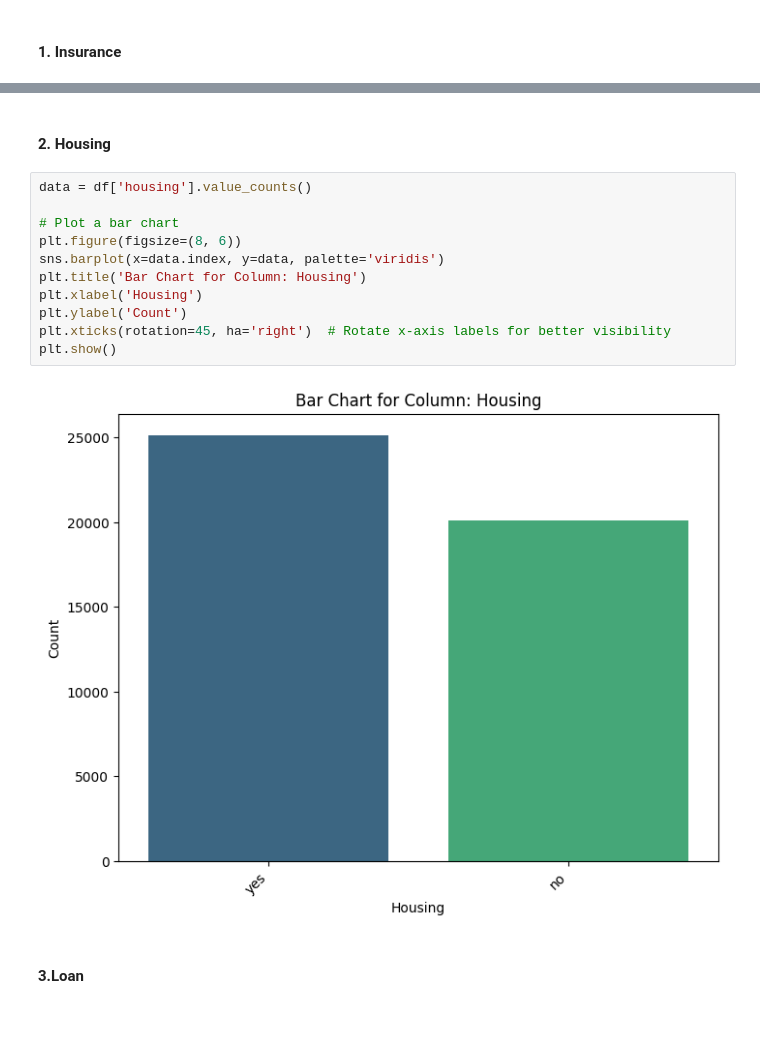
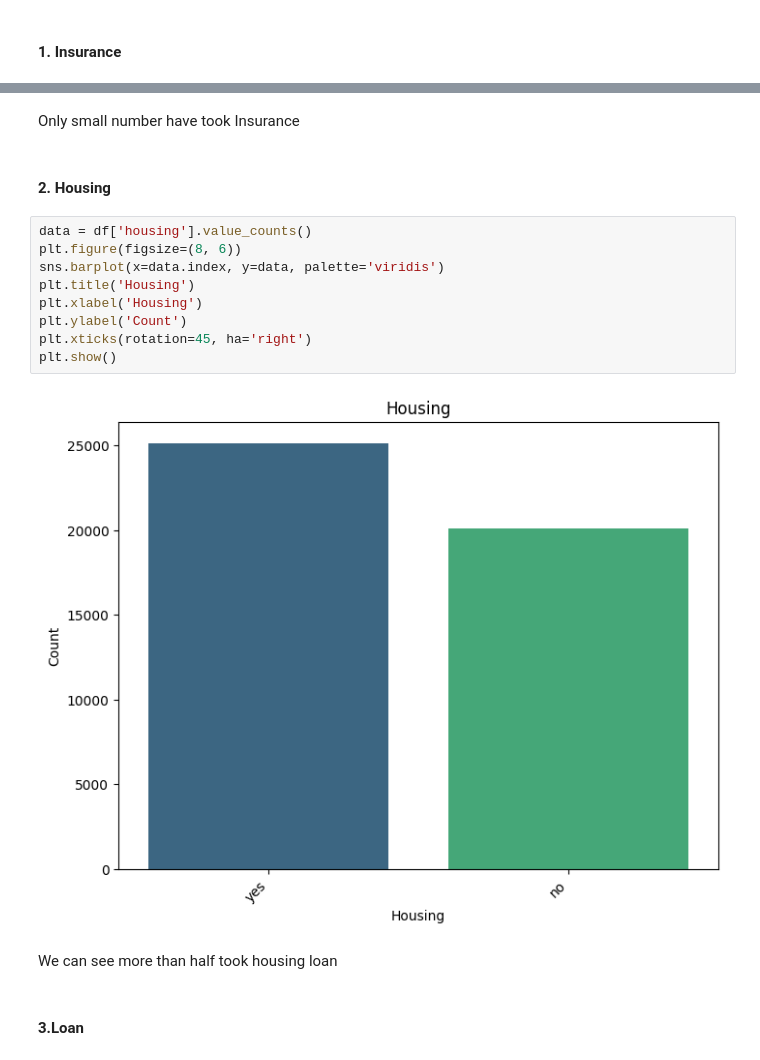
Before and after one commit to amirtha19/Customer-prediction-with-MLOps, a Jupyter notebook: assignment.ipynb, the cells around one changed output, grey strips where cells are left out. Cells and saved outputs as stored; diff of their text form; blank space fills up the shorter version.

```diff
--- a/assignment.ipynb
+++ b/assignment.ipynb
@@ -142,18 +156,20 @@ plt.show()
+# %% [markdown]
+Only small number have took Insurance
 # %% [markdown]
 #### 2. Housing
 # %%
 data = df['housing'].value_counts()
-
-# Plot a bar chart
 plt.figure(figsize=(8, 6))
 sns.barplot(x=data.index, y=data, palette='viridis')
-plt.title('Bar Chart for Column: Housing')
+plt.title('Housing')
 plt.xlabel('Housing')
 plt.ylabel('Count')
-plt.xticks(rotation=45, ha='right')  # Rotate x-axis labels for better visibility
+plt.xticks(rotation=45, ha='right')
 plt.show()
 # %% [output]
-[figure, old version]
+[figure, new version]
+# %% [markdown]
+We can see more than half took housing loan
 # %% [markdown]
 #### 3.Loan
 # %%
```
Also changed, not shown: parts of 99 cells of this notebook.
